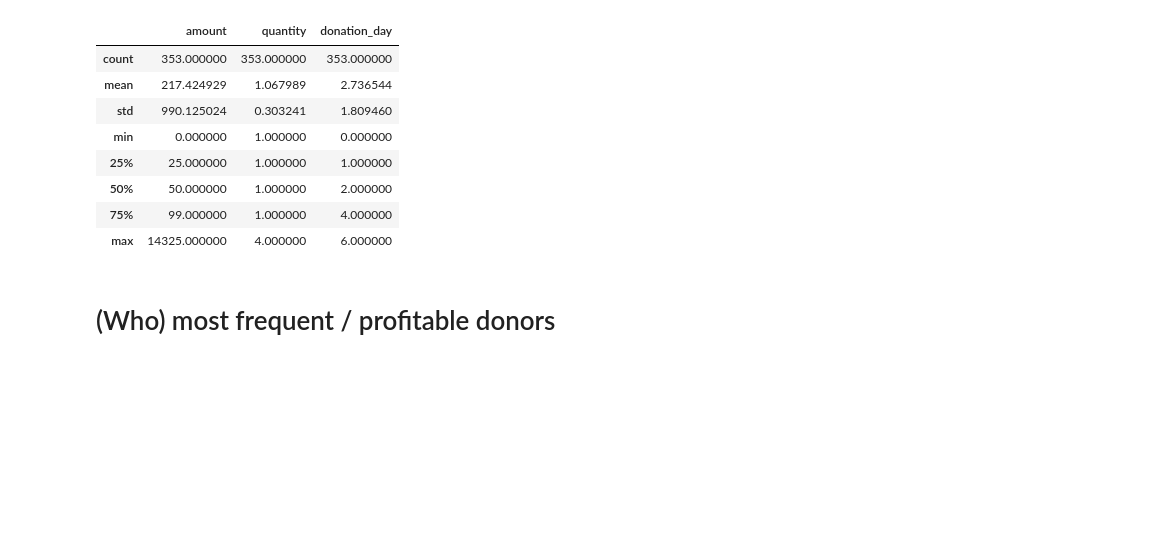
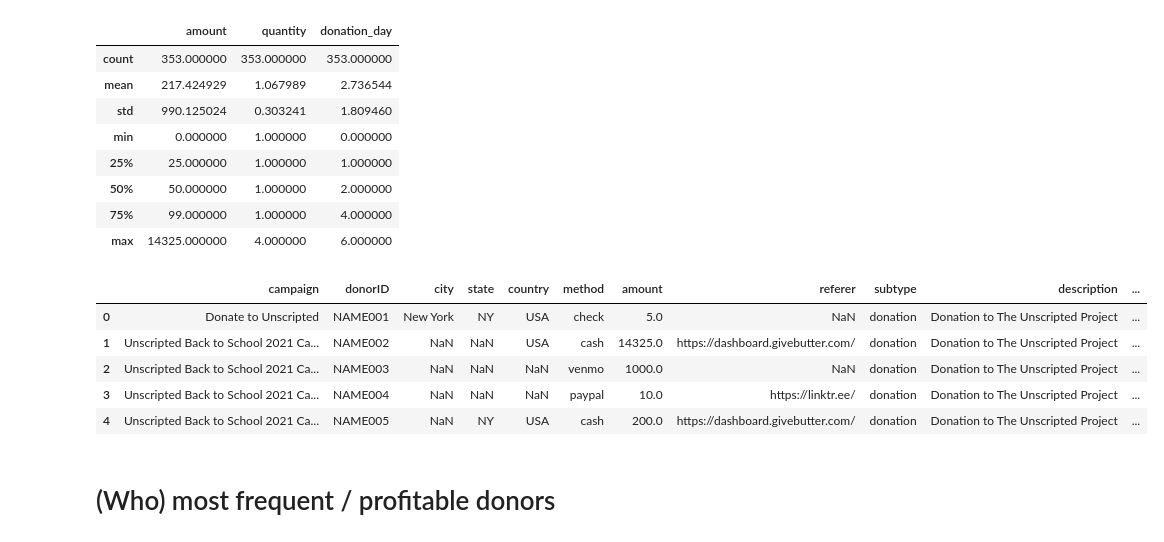
Before and after one commit to wcrowley342/Donordata, a Jupyter notebook: Donation_Data_Analysis.ipynb, the cells around one changed output. Cells and saved outputs as stored; diff of their text form; code cells hidden in the pictures; blank space fills up the shorter version.

```diff
--- a/Donation_Data_Analysis.ipynb
+++ b/Donation_Data_Analysis.ipynb
@@ -169,6 +169,15 @@ donations.describe()
 | 50% | 50.000000 | 1.000000 | 2.000000 |
 | 75% | 99.000000 | 1.000000 | 4.000000 |
 | max | 14325.000000 | 4.000000 | 6.000000 |
+# %%
+donations.head()
+# %% [output]
+|  | campaign | donorID | city | state | country | method | amount | referer | subtype | description | ... |
+| 0 | Donate to Unscripted | NAME001 | New York | NY | USA | check | 5.0 | NaN | donation | Donation to The Unscripted Project | ... |
+| 1 | Unscripted Back to School 2021 Ca... | NAME002 | NaN | NaN | USA | cash | 14325.0 | https://dashboard.givebutter.com/ | donation | Donation to The Unscripted Project | ... |
+| 2 | Unscripted Back to School 2021 Ca... | NAME003 | NaN | NaN | NaN | venmo | 1000.0 | NaN | donation | Donation to The Unscripted Project | ... |
+| 3 | Unscripted Back to School 2021 Ca... | NAME004 | NaN | NaN | NaN | paypal | 10.0 | https://linktr.ee/ | donation | Donation to The Unscripted Project | ... |
+| 4 | Unscripted Back to School 2021 Ca... | NAME005 | NaN | NY | USA | cash | 200.0 | https://dashboard.givebutter.com/ | donation | Donation to The Unscripted Project | ... |
 # %% [markdown]
 
 # (Who) most frequent / profitable donors
```
Also changed, not shown: parts of 5 cells of this notebook.
